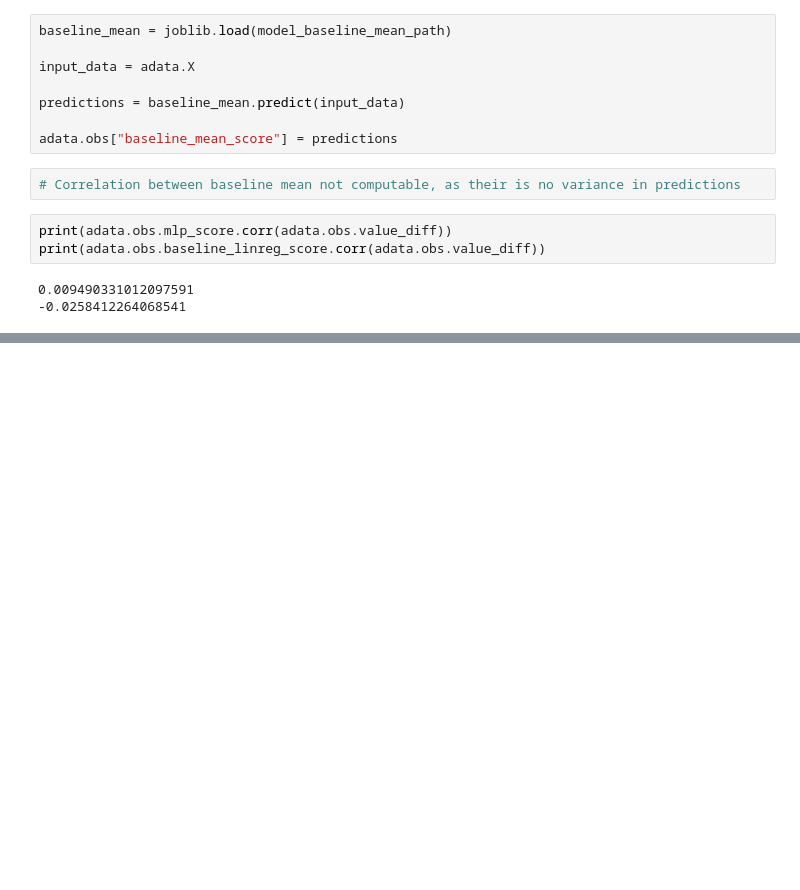
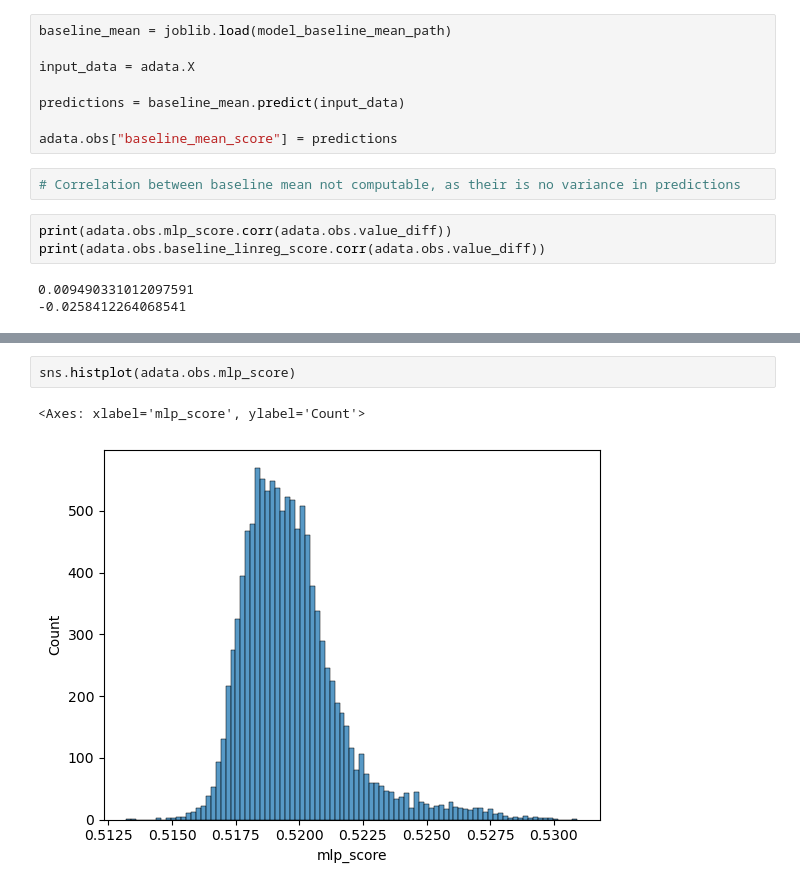
Before and after one commit to LeonHafner/PP2_reliability_score_pred, a Jupyter notebook: scripts/downstream/predict_aav_low_vs_high.ipynb, the cells around one changed output, grey strips where cells are left out. Cells and saved outputs as stored; diff of their text form; blank space fills up the shorter version.

```diff
--- a/scripts/downstream/predict_aav_low_vs_high.ipynb
+++ b/scripts/downstream/predict_aav_low_vs_high.ipynb
@@ -74,0 +91,5 @@ print(adata.obs.baseline_linreg_score.corr(adata.obs.value_diff))
+# %%
+sns.histplot(adata.obs.mlp_score)
+# %% [output]
+<Axes: xlabel='mlp_score', ylabel='Count'>
+[figure, added]
```
Also changed, not shown: parts of 2 cells of this notebook, 6 other files.
